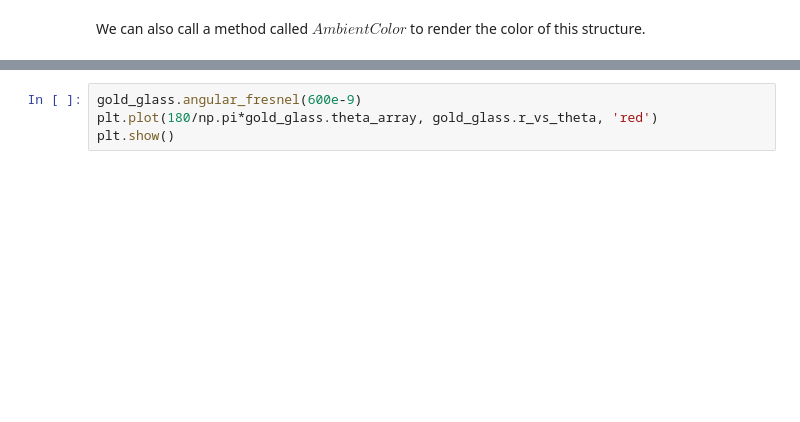
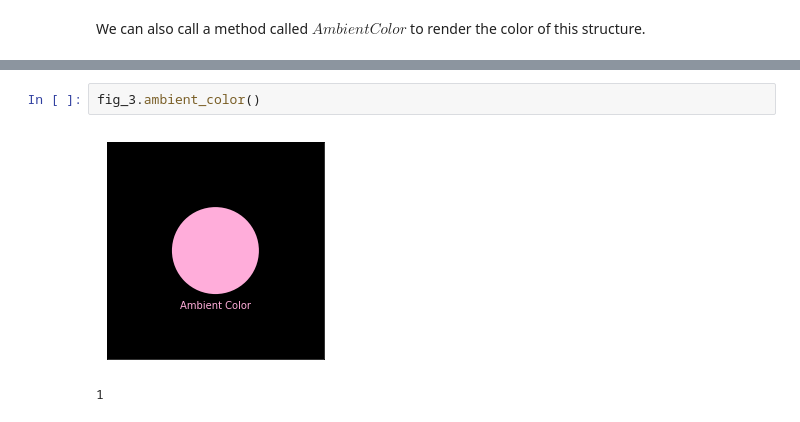
Before and after one commit to FoleyLab/wptherml_v1.0.0, a Jupyter notebook: Validate_Fresnel.ipynb, the cells around one changed output, grey strips where cells are left out. Cells and saved outputs as stored; diff of their text form; blank space fills up the shorter version.

```diff
--- a/Validate_Fresnel.ipynb
+++ b/Validate_Fresnel.ipynb
@@ -212,4 +185,5 @@ characteristic reflection dip associated with Kretschmann-Raether excitation of
-# %%
-gold_glass.angular_fresnel(600e-9)
-plt.plot(180/np.pi*gold_glass.theta_array, gold_glass.r_vs_theta, 'red')
-plt.show()
+# %%
+fig_3.ambient_color()
+# %% [output]
+[figure, added]
+1
```
Also changed, not shown: parts of 6 cells of this notebook, 1 other file.
